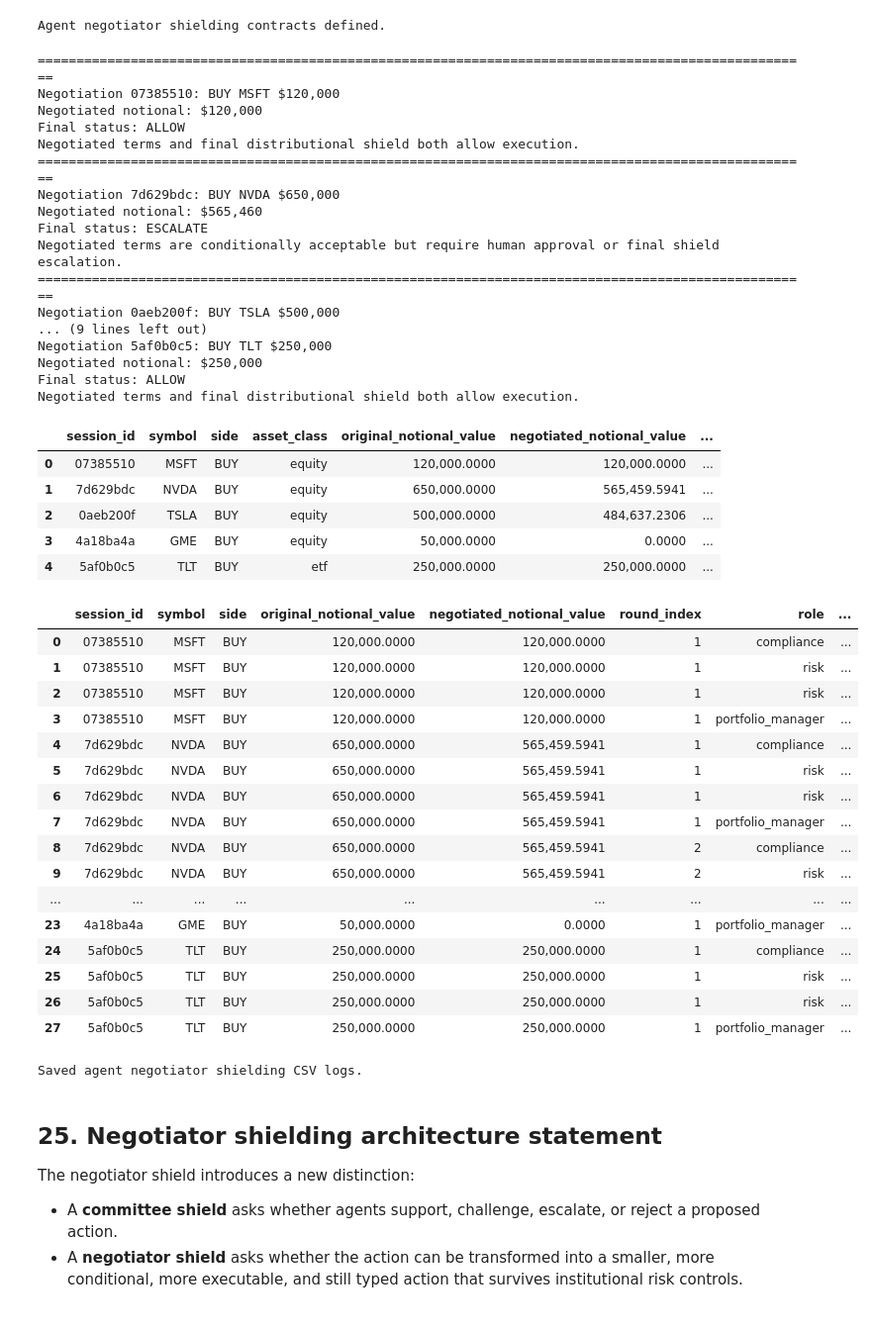
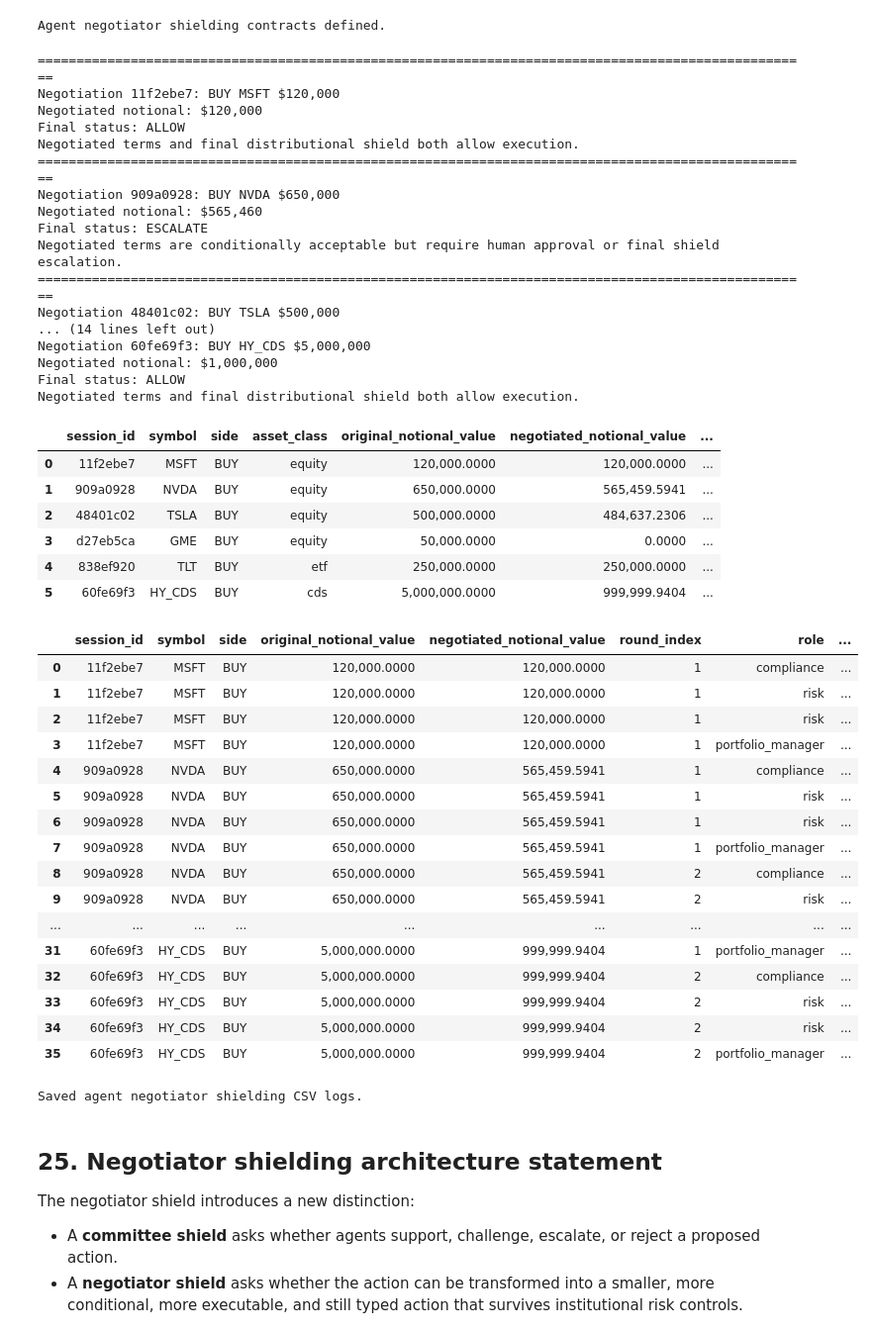
Before and after one commit to Davidpazn/agentic-finance-distributional-shield, a Jupyter notebook: notebooks/Agentic_Finance_Giant_Distributional_Shield_Agent_Negotiator.ipynb, the cells around one changed output. Shown at 99% size. Drawn from its saved outputs; the diff is of its cells as text; code cells hidden in the pictures.

```diff
--- a/notebooks/Agentic_Finance_Giant_Distributional_Shield_Agent_Negotiator.ipynb
+++ b/notebooks/Agentic_Finance_Giant_Distributional_Shield_Agent_Negotiator.ipynb
@@ -2594,61 +2594,70 @@ negotiator_proposals = [
         sector = "Rates",
         rationale = "Duration hedge proposed as a defensive portfolio overlay.",
     ),
+    ProposedAction(
+        symbol = "HY_CDS",
+        asset_class = AssetClass.CDS,
+        side = "BUY",
+        notional_value = 5_000_000.0,
+        sector = "Credit",
+        rationale = "High-yield credit overlay with attractive carry, but size far exceeds prudent ADV participation and must be negotiated down.",
+    ),
 ]
 
 negotiator_outcome_df, negotiator_offer_df = run_negotiator_shield_scenarios(
     proposals = negotiator_proposals,
     negotiator_shield = agent_negotiator_shield,
     portfolio_state = portfolio,
 )
 
 display(negotiator_outcome_df)
 display(negotiator_offer_df)
 
 negotiator_outcome_df.to_csv("agentic_finance_agent_negotiator_shield_outcomes.csv", index = False)
 negotiator_offer_df.to_csv("agentic_finance_agent_negotiator_shield_offers.csv", index = False)
 print("Saved agent negotiator shielding CSV logs.")
 # %% [output]
 ====================================================================================================
-Negotiation 07385510: BUY MSFT $120,000
+Negotiation 11f2ebe7: BUY MSFT $120,000
 Negotiated notional: $120,000
 Final status: ALLOW
 Negotiated terms and final distributional shield both allow execution.
 ====================================================================================================
-Negotiation 7d629bdc: BUY NVDA $650,000
+Negotiation 909a0928: BUY NVDA $650,000
 Negotiated notional: $565,460
 Final status: ESCALATE
 Negotiated terms are conditionally acceptable but require human approval or final shield escalation.
 ====================================================================================================
-Negotiation 0aeb200f: BUY TSLA $500,000
-... (9 lines left out)
-Negotiation 5af0b0c5: BUY TLT $250,000
-Negotiated notional: $250,000
+Negotiation 48401c02: BUY TSLA $500,000
+... (14 lines left out)
+Negotiation 60fe69f3: BUY HY_CDS $5,000,000
+Negotiated notional: $1,000,000
 Final status: ALLOW
 Negotiated terms and final distributional shield both allow execution.
 |  | session_id | symbol | side | asset_class | original_notional_value | negotiated_notional_value | ... |
-| 0 | 07385510 | MSFT | BUY | equity | 120,000.0000 | 120,000.0000 | ... |
-| 1 | 7d629bdc | NVDA | BUY | equity | 650,000.0000 | 565,459.5941 | ... |
-| 2 | 0aeb200f | TSLA | BUY | equity | 500,000.0000 | 484,637.2306 | ... |
-| 3 | 4a18ba4a | GME | BUY | equity | 50,000.0000 | 0.0000 | ... |
-| 4 | 5af0b0c5 | TLT | BUY | etf | 250,000.0000 | 250,000.0000 | ... |
+| 0 | 11f2ebe7 | MSFT | BUY | equity | 120,000.0000 | 120,000.0000 | ... |
+| 1 | 909a0928 | NVDA | BUY | equity | 650,000.0000 | 565,459.5941 | ... |
+| 2 | 48401c02 | TSLA | BUY | equity | 500,000.0000 | 484,637.2306 | ... |
+| 3 | d27eb5ca | GME | BUY | equity | 50,000.0000 | 0.0000 | ... |
+| 4 | 838ef920 | TLT | BUY | etf | 250,000.0000 | 250,000.0000 | ... |
+| 5 | 60fe69f3 | HY_CDS | BUY | cds | 5,000,000.0000 | 999,999.9404 | ... |
 |  | session_id | symbol | side | original_notional_value | negotiated_notional_value | round_index | role | ... |
-| 0 | 07385510 | MSFT | BUY | 120,000.0000 | 120,000.0000 | 1 | compliance | ... |
-| 1 | 07385510 | MSFT | BUY | 120,000.0000 | 120,000.0000 | 1 | risk | ... |
-| 2 | 07385510 | MSFT | BUY | 120,000.0000 | 120,000.0000 | 1 | risk | ... |
-| 3 | 07385510 | MSFT | BUY | 120,000.0000 | 120,000.0000 | 1 | portfolio_manager | ... |
-| 4 | 7d629bdc | NVDA | BUY | 650,000.0000 | 565,459.5941 | 1 | compliance | ... |
-| 5 | 7d629bdc | NVDA | BUY | 650,000.0000 | 565,459.5941 | 1 | risk | ... |
-| 6 | 7d629bdc | NVDA | BUY | 650,000.0000 | 565,459.5941 | 1 | risk | ... |
-| 7 | 7d629bdc | NVDA | BUY | 650,000.0000 | 565,459.5941 | 1 | portfolio_manager | ... |
-| 8 | 7d629bdc | NVDA | BUY | 650,000.0000 | 565,459.5941 | 2 | compliance | ... |
-| 9 | 7d629bdc | NVDA | BUY | 650,000.0000 | 565,459.5941 | 2 | risk | ... |
+| 0 | 11f2ebe7 | MSFT | BUY | 120,000.0000 | 120,000.0000 | 1 | compliance | ... |
+| 1 | 11f2ebe7 | MSFT | BUY | 120,000.0000 | 120,000.0000 | 1 | risk | ... |
+| 2 | 11f2ebe7 | MSFT | BUY | 120,000.0000 | 120,000.0000 | 1 | risk | ... |
+| 3 | 11f2ebe7 | MSFT | BUY | 120,000.0000 | 120,000.0000 | 1 | portfolio_manager | ... |
+| 4 | 909a0928 | NVDA | BUY | 650,000.0000 | 565,459.5941 | 1 | compliance | ... |
+| 5 | 909a0928 | NVDA | BUY | 650,000.0000 | 565,459.5941 | 1 | risk | ... |
+| 6 | 909a0928 | NVDA | BUY | 650,000.0000 | 565,459.5941 | 1 | risk | ... |
+| 7 | 909a0928 | NVDA | BUY | 650,000.0000 | 565,459.5941 | 1 | portfolio_manager | ... |
+| 8 | 909a0928 | NVDA | BUY | 650,000.0000 | 565,459.5941 | 2 | compliance | ... |
+| 9 | 909a0928 | NVDA | BUY | 650,000.0000 | 565,459.5941 | 2 | risk | ... |
 | ... | ... | ... | ... | ... | ... | ... | ... | ... |
-| 23 | 4a18ba4a | GME | BUY | 50,000.0000 | 0.0000 | 1 | portfolio_manager | ... |
-| 24 | 5af0b0c5 | TLT | BUY | 250,000.0000 | 250,000.0000 | 1 | compliance | ... |
-| 25 | 5af0b0c5 | TLT | BUY | 250,000.0000 | 250,000.0000 | 1 | risk | ... |
-| 26 | 5af0b0c5 | TLT | BUY | 250,000.0000 | 250,000.0000 | 1 | risk | ... |
-| 27 | 5af0b0c5 | TLT | BUY | 250,000.0000 | 250,000.0000 | 1 | portfolio_manager | ... |
+| 31 | 60fe69f3 | HY_CDS | BUY | 5,000,000.0000 | 999,999.9404 | 1 | portfolio_manager | ... |
+| 32 | 60fe69f3 | HY_CDS | BUY | 5,000,000.0000 | 999,999.9404 | 2 | compliance | ... |
+| 33 | 60fe69f3 | HY_CDS | BUY | 5,000,000.0000 | 999,999.9404 | 2 | risk | ... |
+| 34 | 60fe69f3 | HY_CDS | BUY | 5,000,000.0000 | 999,999.9404 | 2 | risk | ... |
+| 35 | 60fe69f3 | HY_CDS | BUY | 5,000,000.0000 | 999,999.9404 | 2 | portfolio_manager | ... |
 Saved agent negotiator shielding CSV logs.
 # %% [markdown]
 ## 25. Negotiator shielding architecture statement
```
Also changed, not shown: parts of 2 cells of this notebook, 14 other files.
